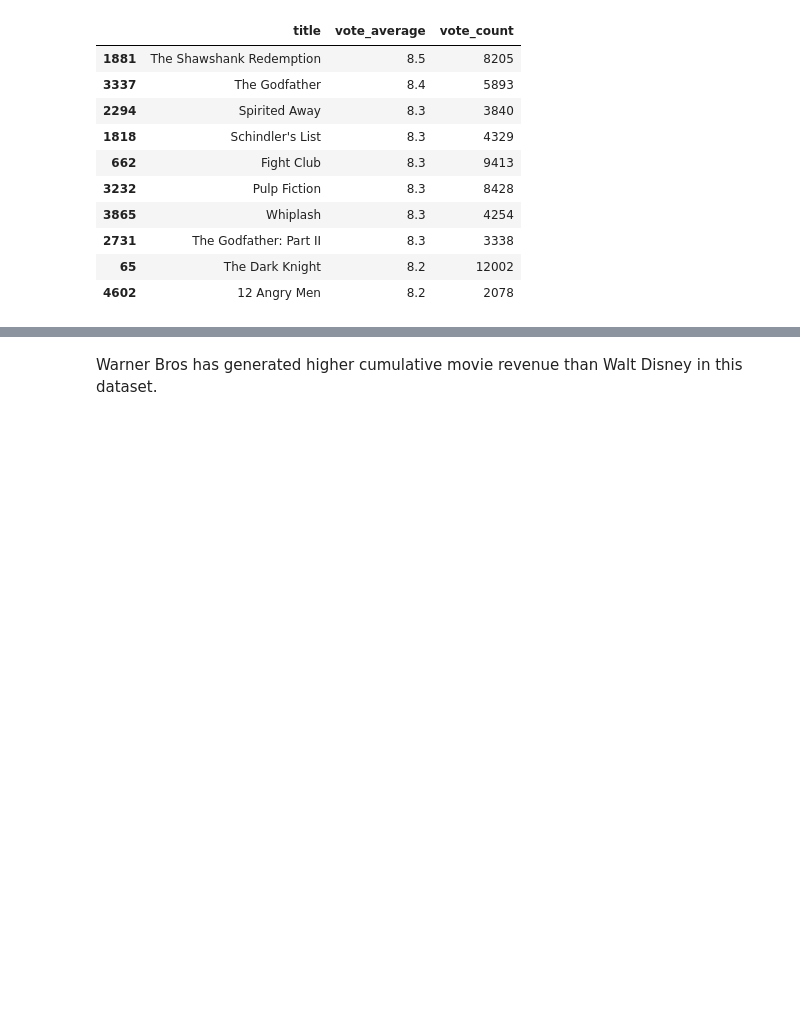
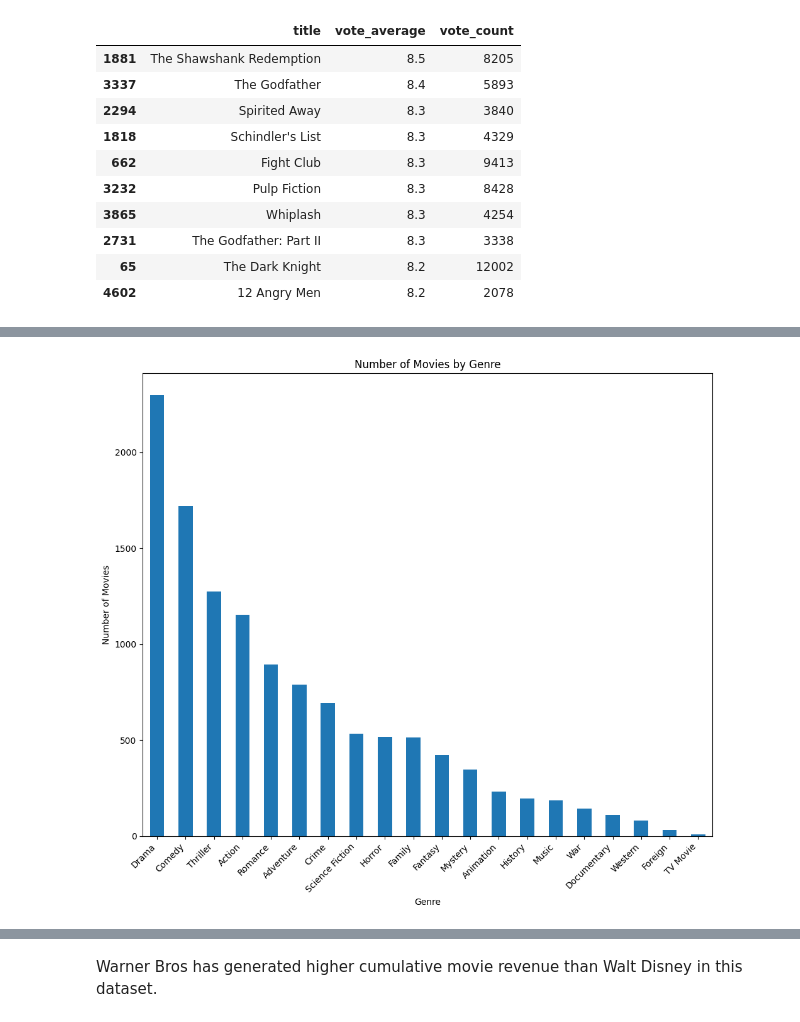
Before and after one commit to Vishnu0918/Python_AI, a Jupyter notebook: Movie_Dataset_Analysis.ipynb, the cells around one changed output, grey strips where cells are left out. Saved outputs shown, nothing was run; the diff lists cells and outputs as text; code cells hidden in the pictures; blank space fills up the shorter version.

```diff
--- a/Movie_Dataset_Analysis.ipynb
+++ b/Movie_Dataset_Analysis.ipynb
@@ -51,10 +73,17 @@ df['genre_names'] = df['genres'].apply(lambda x: [d['name'] for d in x])
 # %%
 genre_counts=df['genre_names'].explode().value_counts()
 
-genre_counts.plot(kind='bar')
+genre_counts.plot(kind='bar',figsize=(10,9))
 #plt.plot(genre_counts,kind='bar')
+plt.title('Number of Movies by Genre')
+plt.xlabel('Genre')
+plt.ylabel('Number of Movies')
+plt.xticks(rotation=45, ha='right')
+plt.tight_layout()
 
 plt.show()
+# %% [output]
+[figure, added]
 # %%
 genres = df['genre_names'].explode()
 # %%
```
Also changed, not shown: parts of 14 cells of this notebook.
